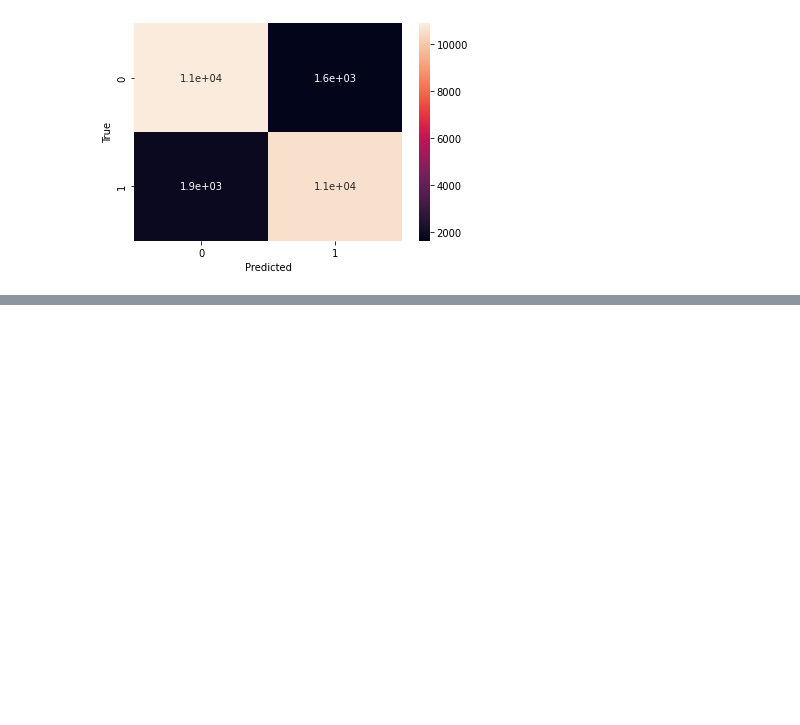
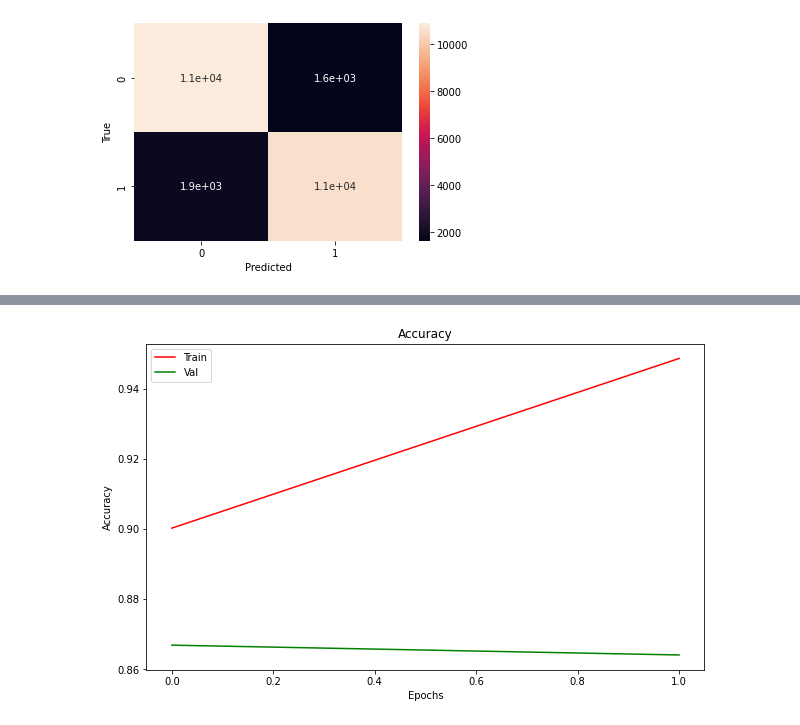
Before and after one commit to garfield-gray/NeuralNetwork, a Jupyter notebook: RNN.ipynb, the cells around one changed output, grey strips where cells are left out. Saved outputs shown, nothing was run; the diff lists cells and outputs as text; code cells hidden in the pictures; blank space fills up the shorter version.

Commit message:
blstm

```diff
--- a/RNN.ipynb
+++ b/RNN.ipynb
@@ -570,0 +698,15 @@ plt.show()
+# %%
+
+max_features = 15000  # Only consider the top 20k words
+maxlen = 130
+# %%
+inputs = keras.Input(shape=(None,), dtype="int32")
+# Embed each integer in a 128-dimensional vector
+x = layers.Embedding(max_features, 128)(inputs)
+# Add 2 bidirectional LSTMs
+x = layers.Bidirectional(layers.LSTM(64, return_sequences=True))(x)
+x = layers.Bidirectional(layers.LSTM(64))(x)
+# Add a classifier
+outputs = layers.Dense(1, activation="sigmoid")(x)
+blstm = keras.Model(inputs, outputs)
+blstm.summary()
@@ -570,0 +731,8 @@ plt.show()
+# %%
+(x_train, y_train), (x_test, y_test) = keras.datasets.imdb.load_data(
+    num_words=max_features
+)
+print(len(x_train), "Training sequences")
+print(len(x_val), "Validation sequences")
+x_train = keras.preprocessing.sequence.pad_sequences(x_train, maxlen=maxlen)
+x_val = keras.preprocessing.sequence.pad_sequences(x_val, maxlen=maxlen)
@@ -570,0 +742,3 @@ plt.show()
+# %%
+blstm.compile("adam", "binary_crossentropy", metrics=["accuracy"])
+history6e = blstm.fit(x_train, y_train, batch_size=32, epochs=2, validation_split=0.1, verbose = 1, callbacks=[E, L, M])
@@ -570,0 +772,11 @@ plt.show()
+# %%
+plt.figure(figsize=(10,6))
+plt.plot(history6e.history["accuracy"], label = "Train", color = 'r')
+plt.plot(history6e.history["val_accuracy"], label = "Val", color = 'g')
+plt.title("Accuracy")
+plt.ylabel("Accuracy")
+plt.xlabel("Epochs")
+plt.legend()
+plt.show()
+# %% [output]
+[figure, added]
```
Also changed, not shown: parts of 20 cells of this notebook.
